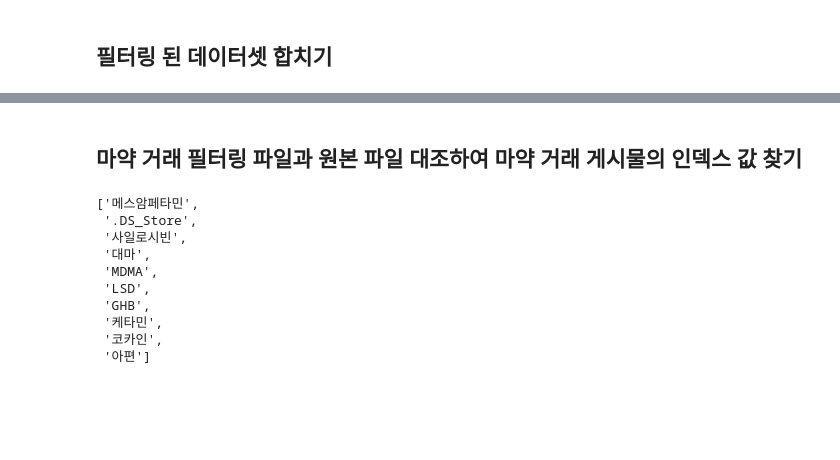
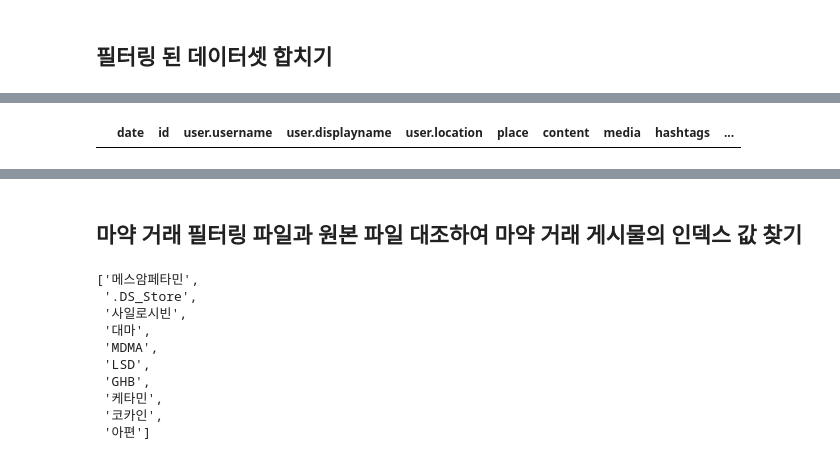
Before and after one commit to yujinkimmn/2023_dscap, a Jupyter notebook: twitterdata/labeling/labeling.ipynb, the cells around one changed output, grey strips where cells are left out. Cells and saved outputs as stored; diff of their text form; code cells hidden in the pictures; blank space fills up the shorter version.

```diff
--- a/twitterdata/labeling/labeling.ipynb
+++ b/twitterdata/labeling/labeling.ipynb
@@ -33,0 +211,4 @@ total.to_csv('total_labeling.csv', index=False)
+# %%
+df = pd.read_csv("/Users/yujinkim/Desktop/workspace/DScap/twitterdata/labeling/total_labeling_balanced.csv")
+#df_downsampled['label'] = df_downsampled['label'].astype(int)
+df['label'].value_counts()
@@ -33,0 +237,4 @@ total.to_csv('total_labeling.csv', index=False)
+# %%
+df[df['label'].isnull()]
+# %% [output]
+|  | date | id | user.username | user.displayname | user.location | place | content | media | hashtags | ... |
```
Also changed, not shown: parts of 28 cells of this notebook, 8 other files.
